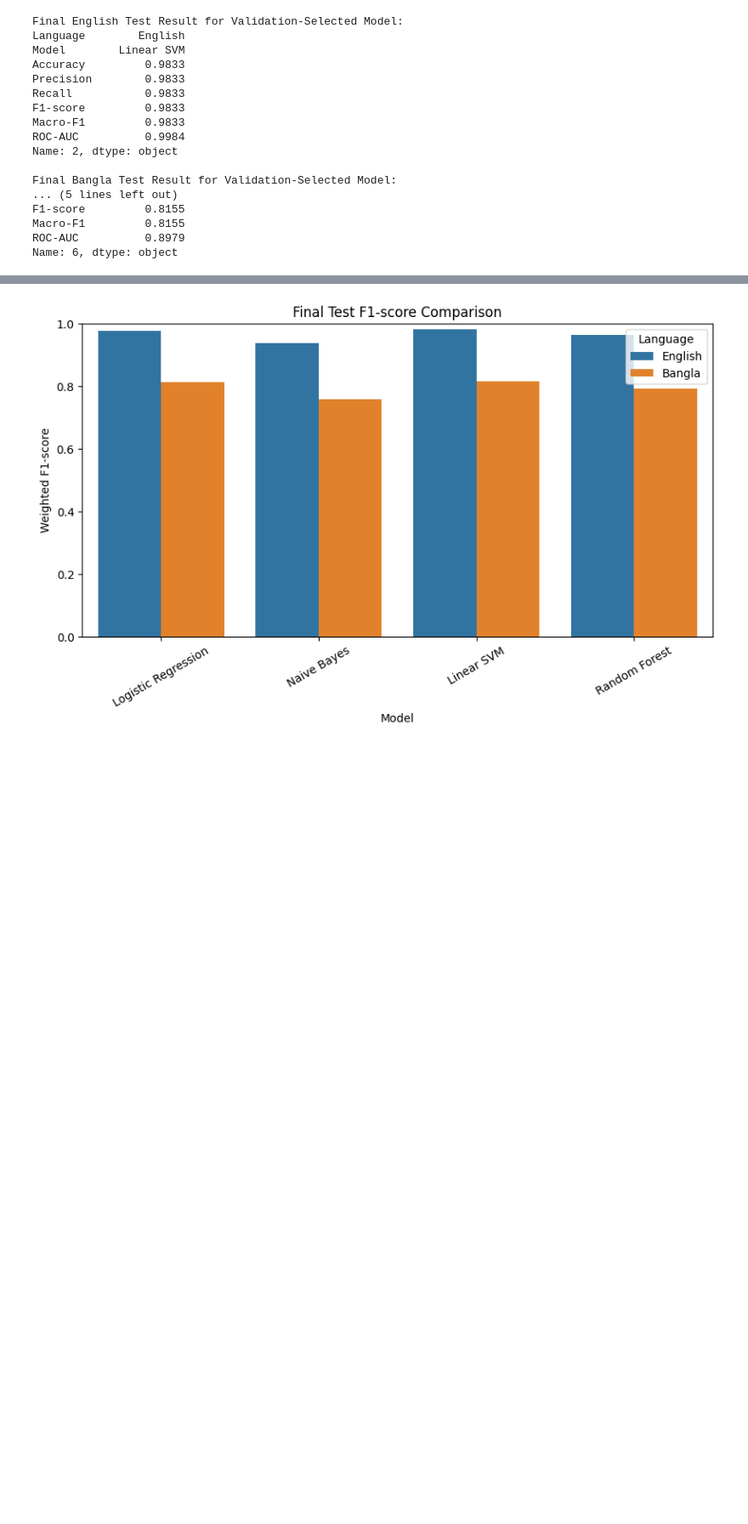
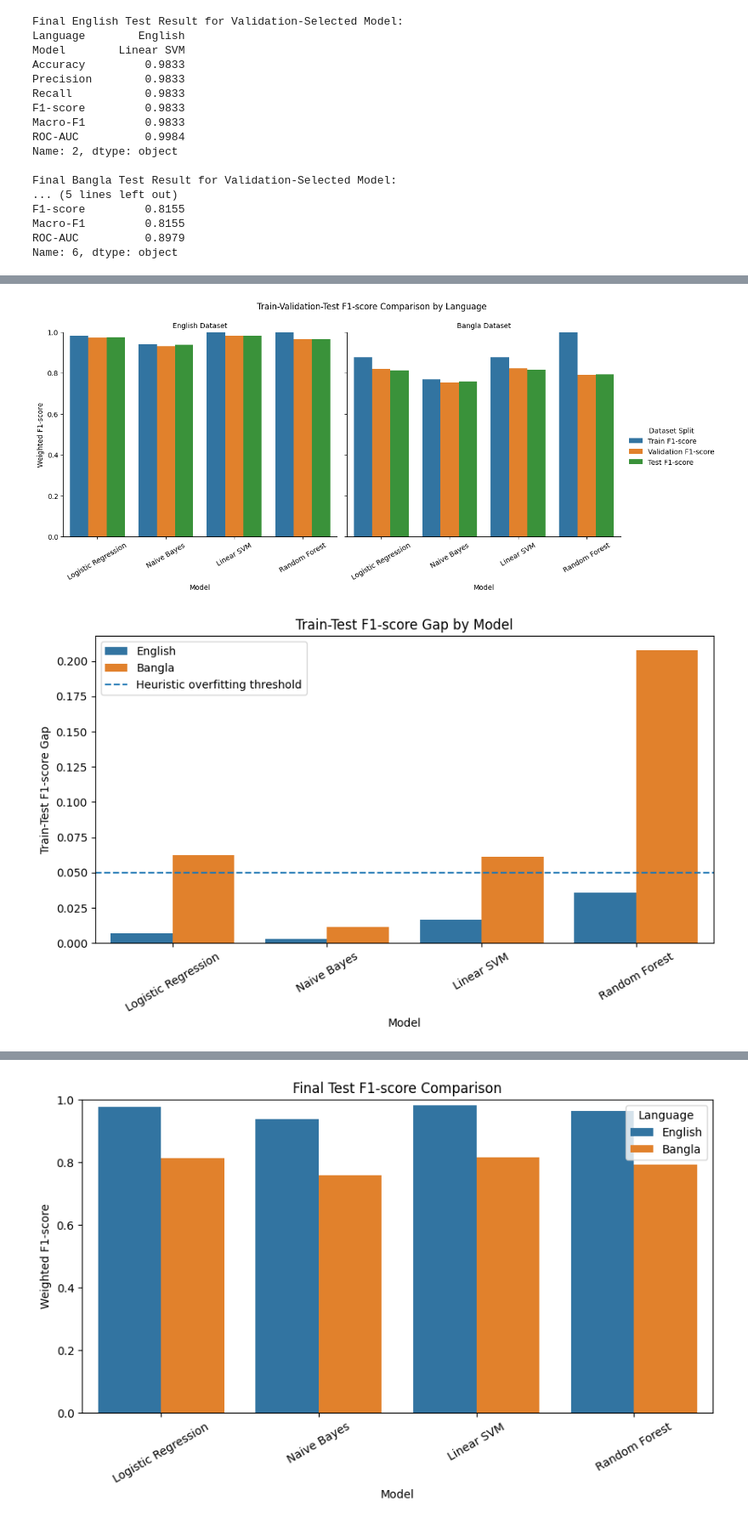
Before and after one commit to rahadul231/Fake-News-Detection-in-English-and-Bangla, a Jupyter notebook: fake-news-detection-in-english-and-bangla.ipynb, the cells around one changed output, grey strips where cells are left out. Shown at 85% size. Drawn from its saved outputs; the diff is of its cells as text; code cells hidden in the pictures; blank space fills up the shorter version.

```diff
--- a/fake-news-detection-in-english-and-bangla.ipynb
+++ b/fake-news-detection-in-english-and-bangla.ipynb
@@ -1280,0 +1385,52 @@ Name: 6, dtype: object
+# %%
+# Step 35B: Visualize Bias-Variance / Generalization Gap
+
+bias_variance_plot_df = bias_variance_summary.melt(
+    id_vars=["Language", "Model"],
+    value_vars=["Train F1-score", "Validation F1-score", "Test F1-score"],
+    var_name="Dataset Split",
+    value_name="Weighted F1-score"
+)
+
+# Separate train-validation-test comparison by language
+g = sns.catplot(
+    data=bias_variance_plot_df,
+    x="Model",
+    y="Weighted F1-score",
+    hue="Dataset Split",
+    col="Language",
+    kind="bar",
+    height=5,
+    aspect=1.2
+)
+
+g.set_titles("{col_name} Dataset")
+g.set_axis_labels("Model", "Weighted F1-score")
+g.set(ylim=(0, 1))
+
+for ax in g.axes.flat:
+    ax.tick_params(axis="x", rotation=30)
+
+plt.suptitle("Train-Validation-Test F1-score Comparison by Language", y=1.05)
+plt.show()
+
+
+# Train-test F1-score gap by model and language
+plt.figure(figsize=(10, 5))
+sns.barplot(
+    data=bias_variance_summary,
+    x="Model",
+    y="Train-Test F1 Gap",
+    hue="Language"
+)
+
+plt.title("Train-Test F1-score Gap by Model")
+plt.xlabel("Model")
+plt.ylabel("Train-Test F1-score Gap")
+plt.xticks(rotation=30)
+plt.axhline(0.05, linestyle="--", label="Heuristic overfitting threshold")
+plt.legend()
+plt.show()
+# %% [output]
+[figure, added]
+[figure, added]
```
Also changed, not shown: parts of 5 cells of this notebook.
